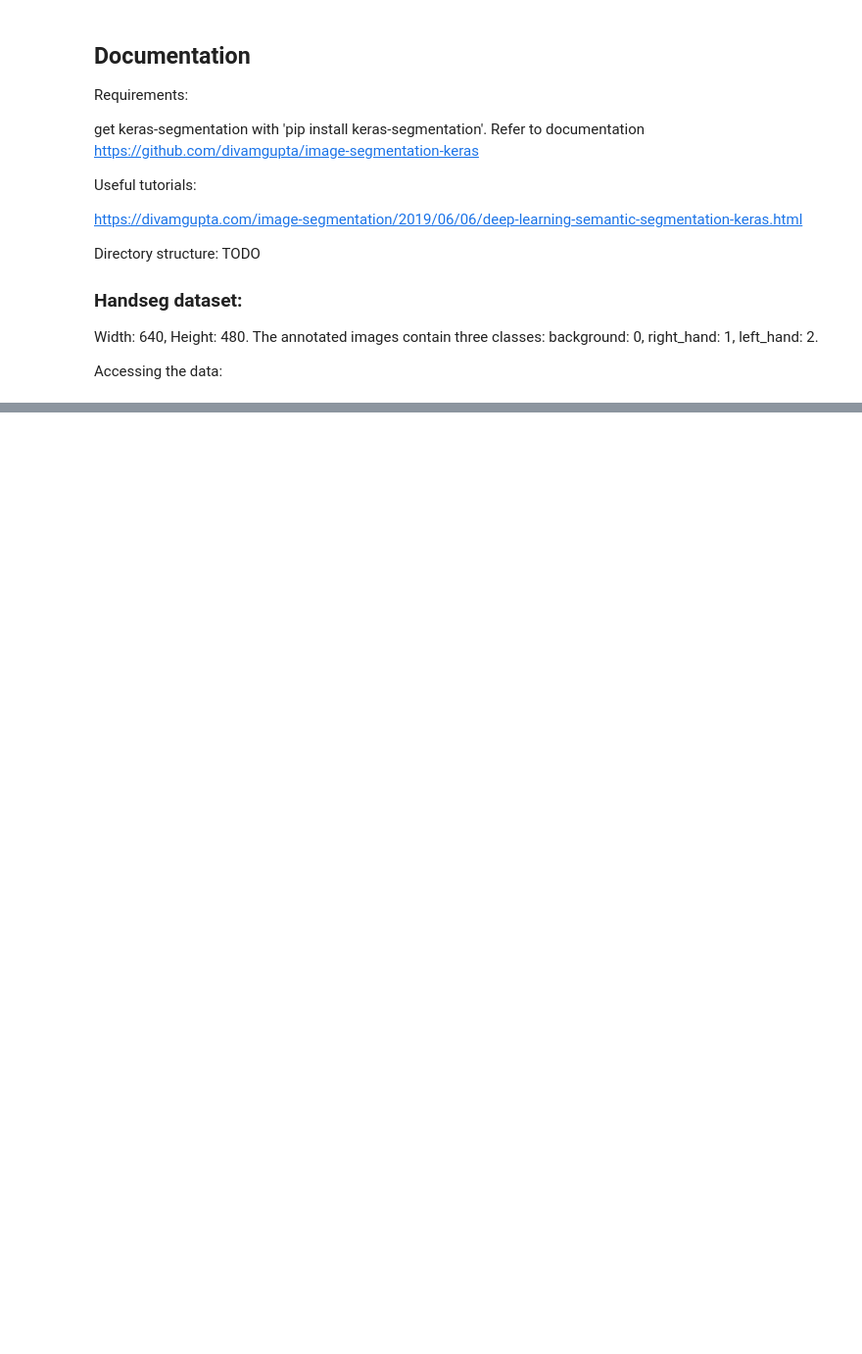
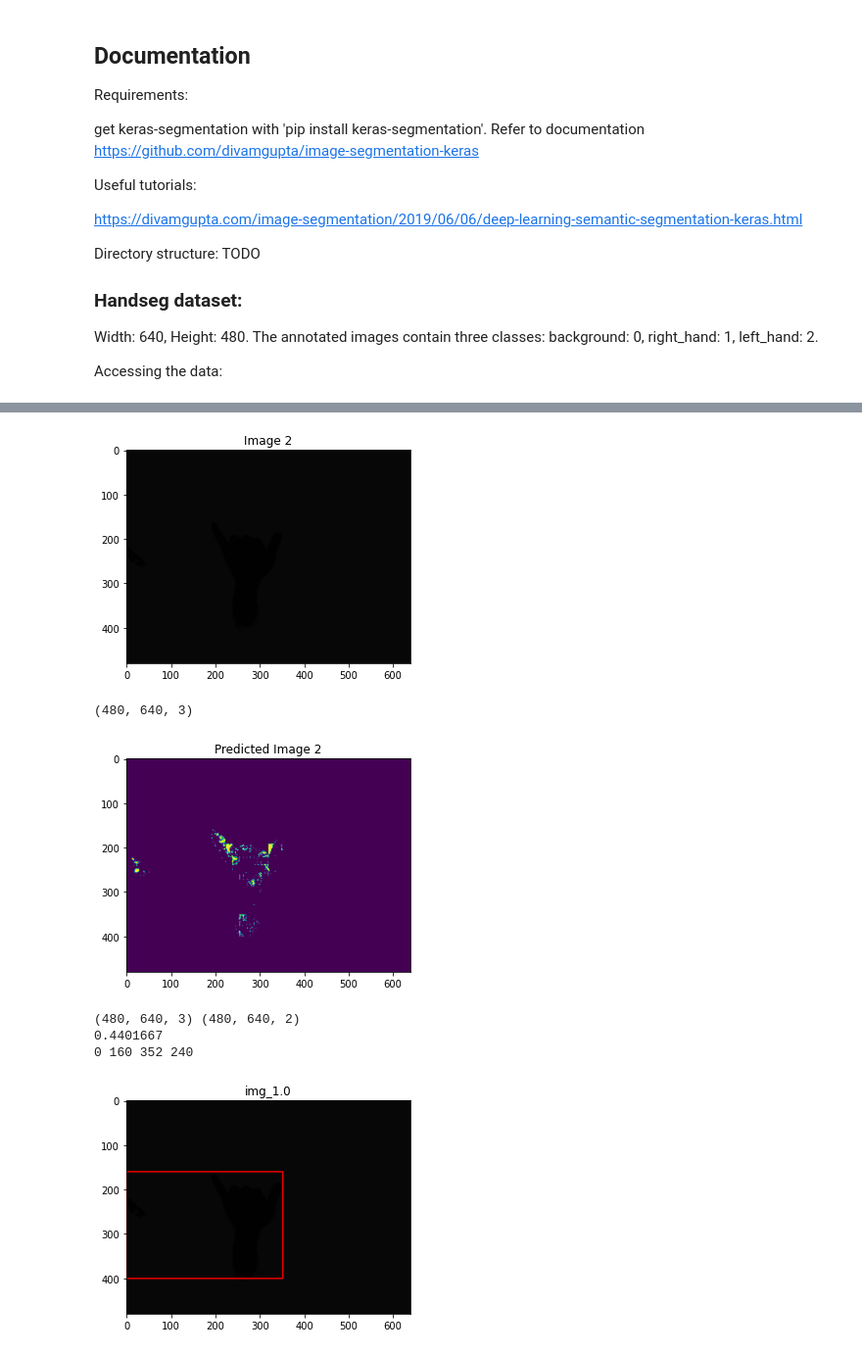
Before and after one commit to Mosqui0/Projekt-Neuroinformatik, a Jupyter notebook: Code/HandSeg/Handseg_Model.ipynb, the cells around one changed output, grey strips where cells are left out. Shown at 98% size. Cells and saved outputs as stored; diff of their text form; code cells hidden in the pictures; blank space fills up the shorter version.

```diff
--- a/Code/HandSeg/Handseg_Model.ipynb
+++ b/Code/HandSeg/Handseg_Model.ipynb
@@ -276,0 +271,35 @@ cv2.destroyAllWindows()
+# %%
+handseg.load_weights("../../../results/weights/twoClasses/handseg_model_twoClasses_2.h5")
+
+
+im_2 = cv2.imread(handseg_path+"/predict/depth_1_0000045.png")
+im_2 = cv2.resize(im_2, (640, 480))
+plt.imshow(im_2); plt.title('Image 2'); plt.show()
+print(im_2.shape)
+im_2 = np.reshape(im_2, (1,480, 640, 3))
+im_2 = preprocess(im_2)
+out_im_2 = handseg.predict(im_2)
+out_im_2_pred = interpretPrediction(out_im_2[0])
+plt.imshow(out_im_2_pred); plt.title('Predicted Image 2'); plt.show()
+
+# check iou
+gt = cv2.imread(handseg_path+mask_path)
+m = tf.keras.metrics.MeanIoU(num_classes=3)
+
+print(gt.shape, pred[0].shape)
+
+m.update_state(gt[:,:,0], interpretPrediction(pred[0]))
+print(m.result().numpy())
+
+# draw box
+im_3 = cv2.imread(handseg_path+"/predict/depth_1_0000045.png")
+im_3 = cv2.resize(im_3, (640, 480))
+drawBoxes(out_im_2_pred, im_3)
+# %% [output]
+[figure, added]
+(480, 640, 3)
+[figure, added]
+(480, 640, 3) (480, 640, 2)
+0.4401667
+0 160 352 240
+[figure, added]
```
Also changed, not shown: parts of 20 cells of this notebook, 12 other files.
